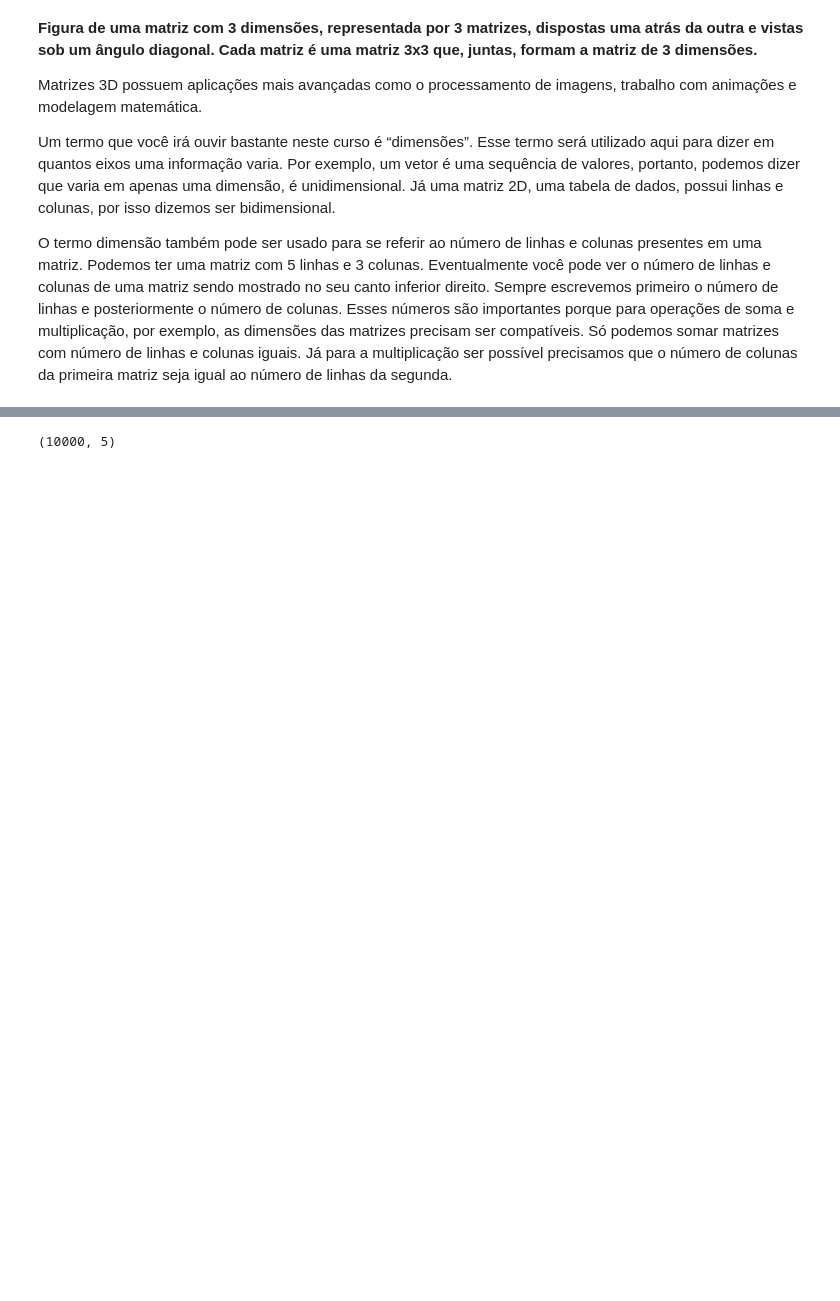
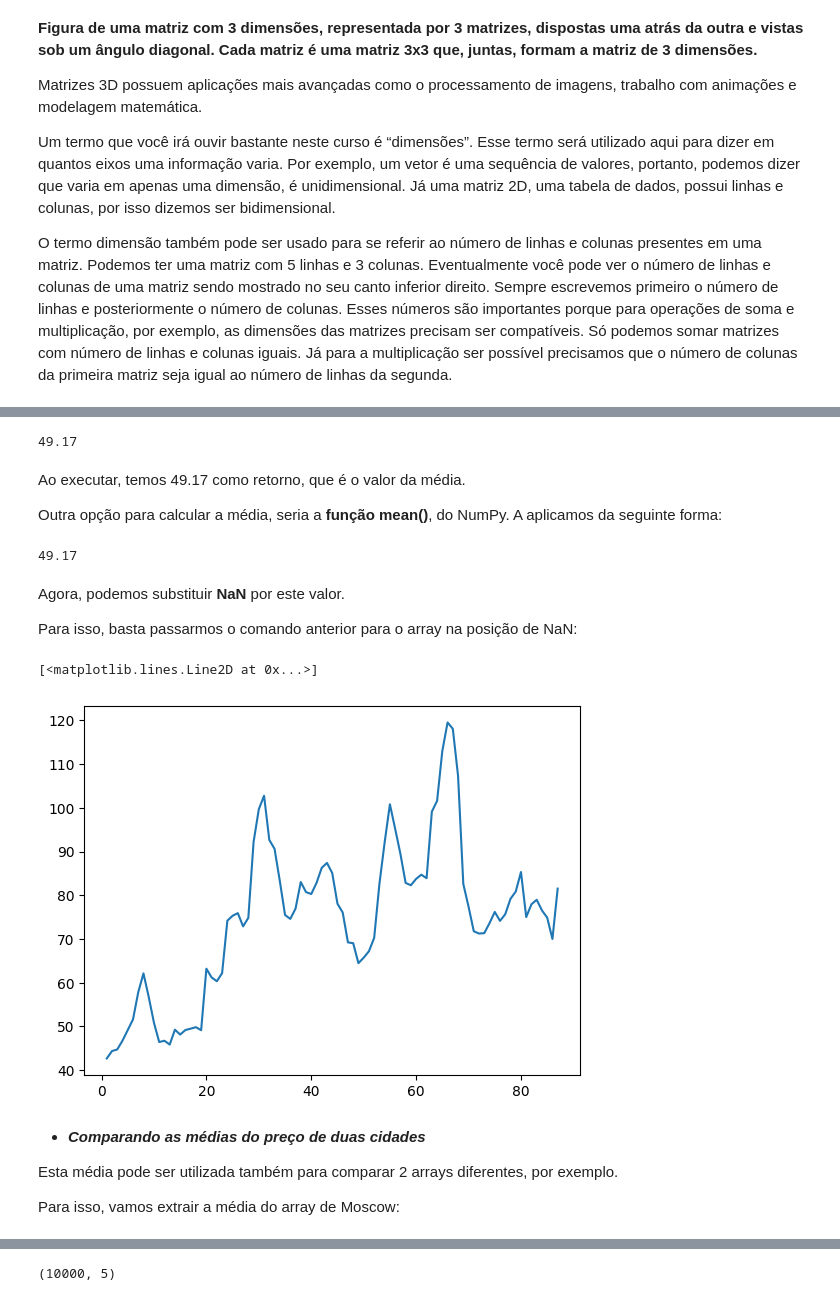
Before and after one commit to vinen0/PYTHON, a Jupyter notebook: Iniciando_NumPy.ipynb, the cells around one changed output, grey strips where cells are left out. Cells and saved outputs as stored; diff of their text form; code cells hidden in the pictures; blank space fills up the shorter version.

```diff
--- a/Iniciando_NumPy.ipynb
+++ b/Iniciando_NumPy.ipynb
@@ -335,0 +416,29 @@ O termo dimensão também pode ser usado para se referir ao número de linhas e
+# %%
+(Kaliningrad[3]+Kaliningrad[5])/2
+# %% [output]
+49.17
+# %% [markdown]
+Ao executar, temos 49.17 como retorno, que é o valor da média.
+
+Outra opção para calcular a média, seria a **função mean()**, do NumPy. A aplicamos da seguinte forma:
+# %%
+np.mean([Kaliningrad[3],Kaliningrad[5]])
+# %% [output]
+49.17
+# %% [markdown]
+Agora, podemos substituir **NaN** por este valor.
+
+Para isso, basta passarmos o comando anterior para o array na posição de NaN:
+# %%
+Kaliningrad[4] = np.mean([Kaliningrad[3],Kaliningrad[5]])
+# %%
+plt.plot(datas_apples, Kaliningrad)
+# %% [output]
+[<matplotlib.lines.Line2D at 0x...>]
+[figure, added]
+# %% [markdown]
+* ***Comparando as médias do preço de duas cidades***
+
+Esta média pode ser utilizada também para comparar 2 arrays diferentes, por exemplo.
+
+Para isso, vamos extrair a média do array de Moscow:
```
Also changed, not shown: parts of 99 cells of this notebook.
